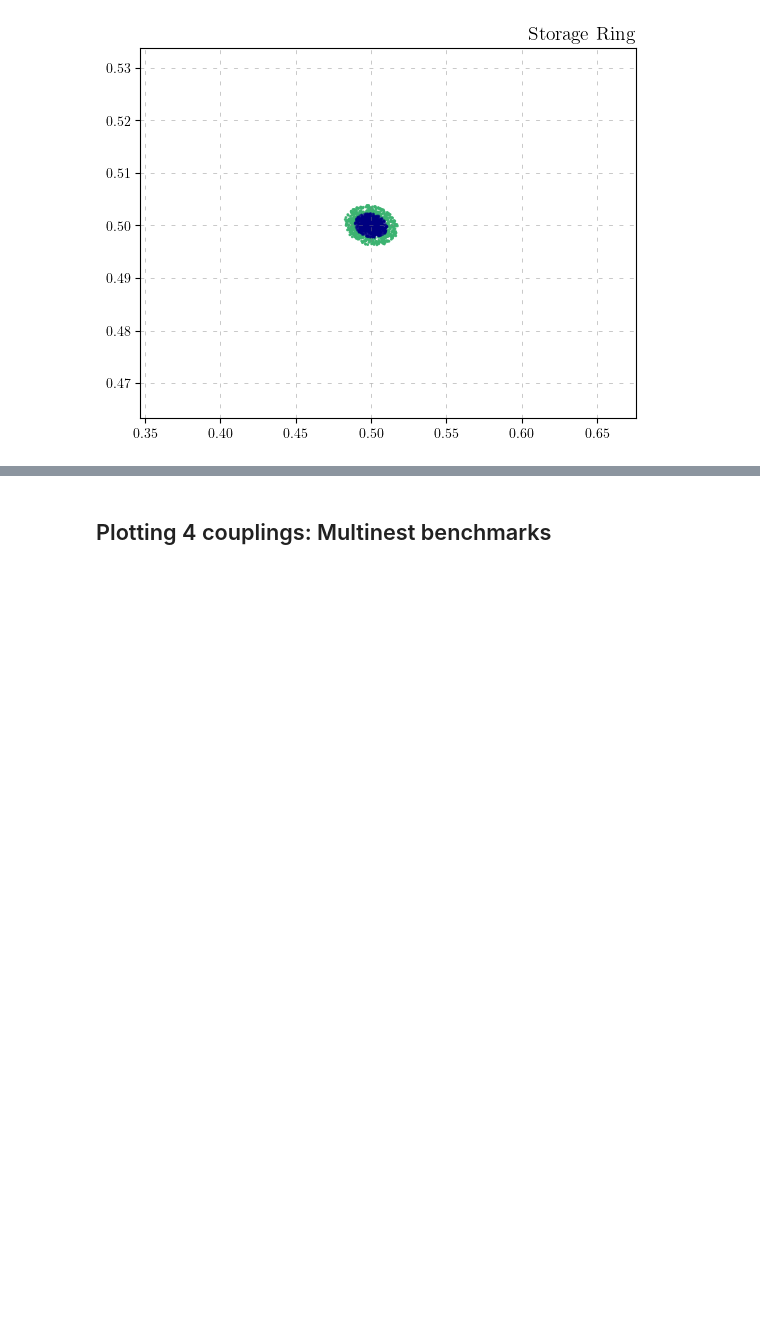
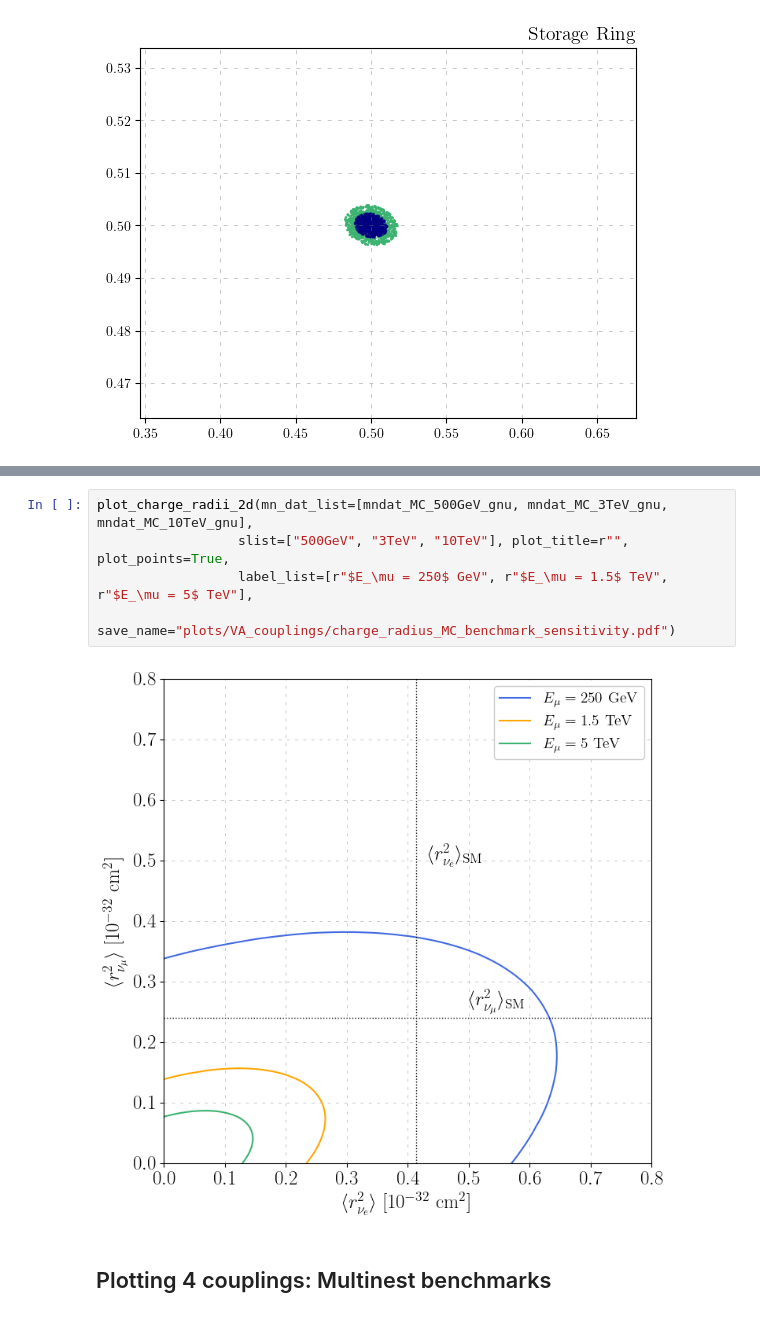
Before and after one commit to athompson-git/MuonColliderNeutrinos, a Jupyter notebook: electron_scattering_analysis.ipynb, the cells around one changed output, grey strips where cells are left out. Drawn from its saved outputs; the diff is of its cells as text; blank space fills up the shorter version.

```diff
--- a/electron_scattering_analysis.ipynb
+++ b/electron_scattering_analysis.ipynb
@@ -1718,3 +1541,10 @@ plot_gnu_2param(mc_dat_list=[mndat_MC_500GeV_gnu, mndat_MC_3TeV_gnu, mndat_MC_10
+# %%
+plot_charge_radii_2d(mn_dat_list=[mndat_MC_500GeV_gnu, mndat_MC_3TeV_gnu, mndat_MC_10TeV_gnu],
+                  slist=["500GeV", "3TeV", "10TeV"], plot_title=r"", plot_points=True,
+                  label_list=[r"$E_\mu = 250$ GeV", r"$E_\mu = 1.5$ TeV", r"$E_\mu = 5$ TeV"],
+                  save_name="plots/VA_couplings/charge_radius_MC_benchmark_sensitivity.pdf")
+# %% [output]
+[figure, added]
 # %% [markdown]
 ## Plotting 4 couplings: Multinest benchmarks
 # %% [markdown]
```
Also changed, not shown: parts of 18 cells of this notebook, 1 other file.
